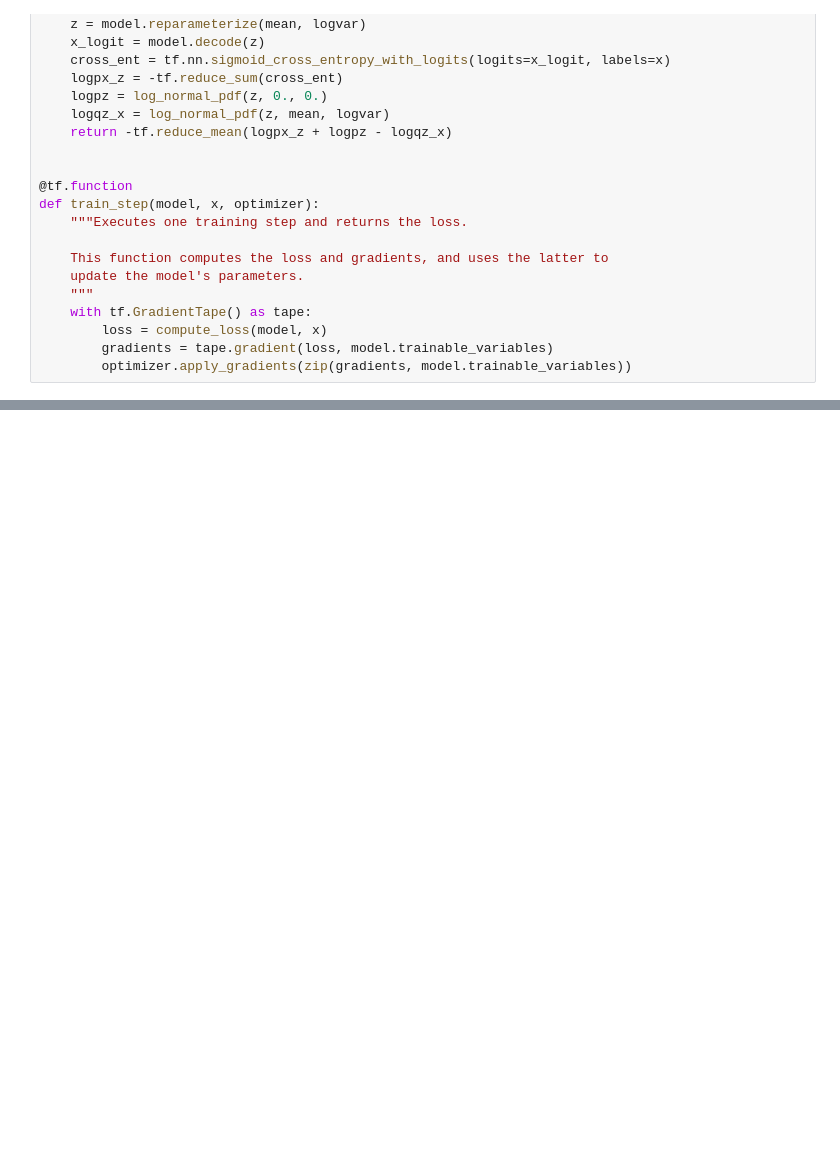
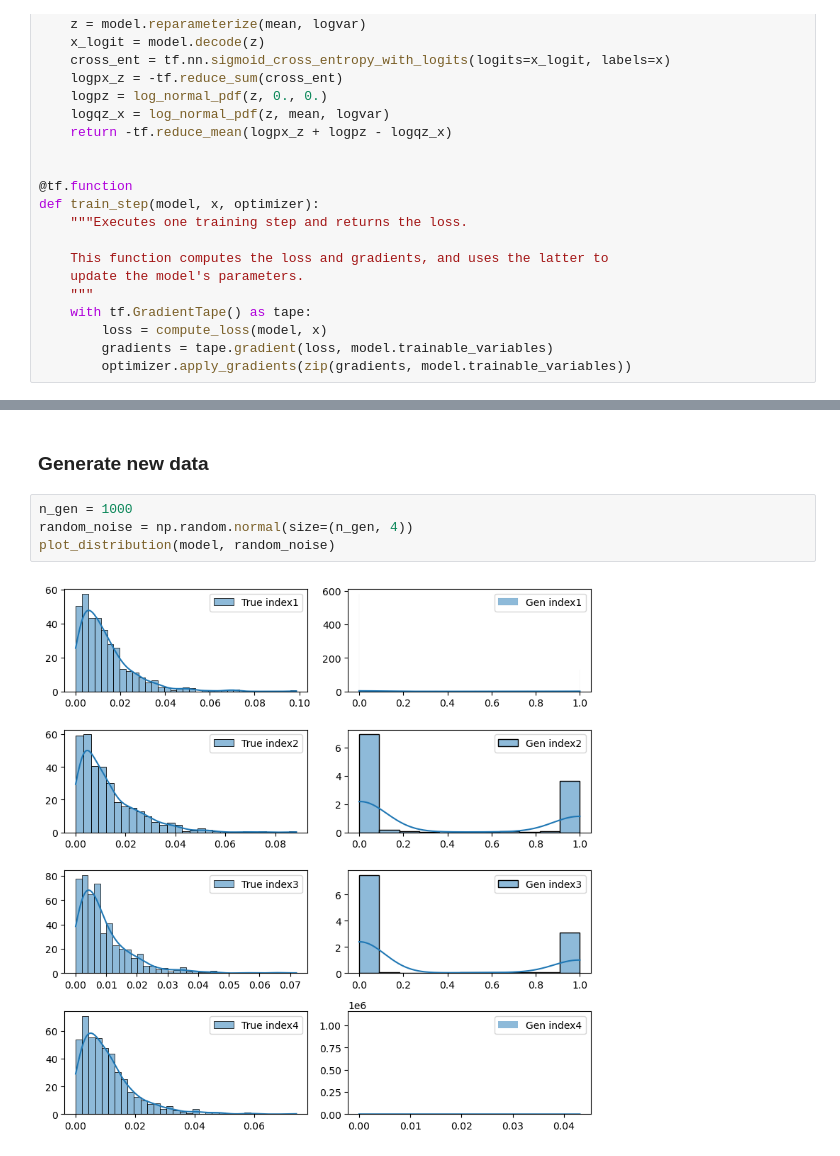
Before and after one commit to Tristan-Amadei/GenAI, a Jupyter notebook: VAE.ipynb, the cells around one changed output, grey strips where cells are left out. Drawn from its saved outputs; the diff is of its cells as text; blank space fills up the shorter version.

```diff
--- a/VAE.ipynb
+++ b/VAE.ipynb
@@ -166,0 +178,8 @@ KeyboardInterrupt:
+# %% [markdown]
+### Generate new data
+# %%
+n_gen = 1000
+random_noise = np.random.normal(size=(n_gen, 4))
+plot_distribution(model, random_noise)
+# %% [output]
+[figure, added]
```
Also changed, not shown: parts of 14 cells of this notebook.
